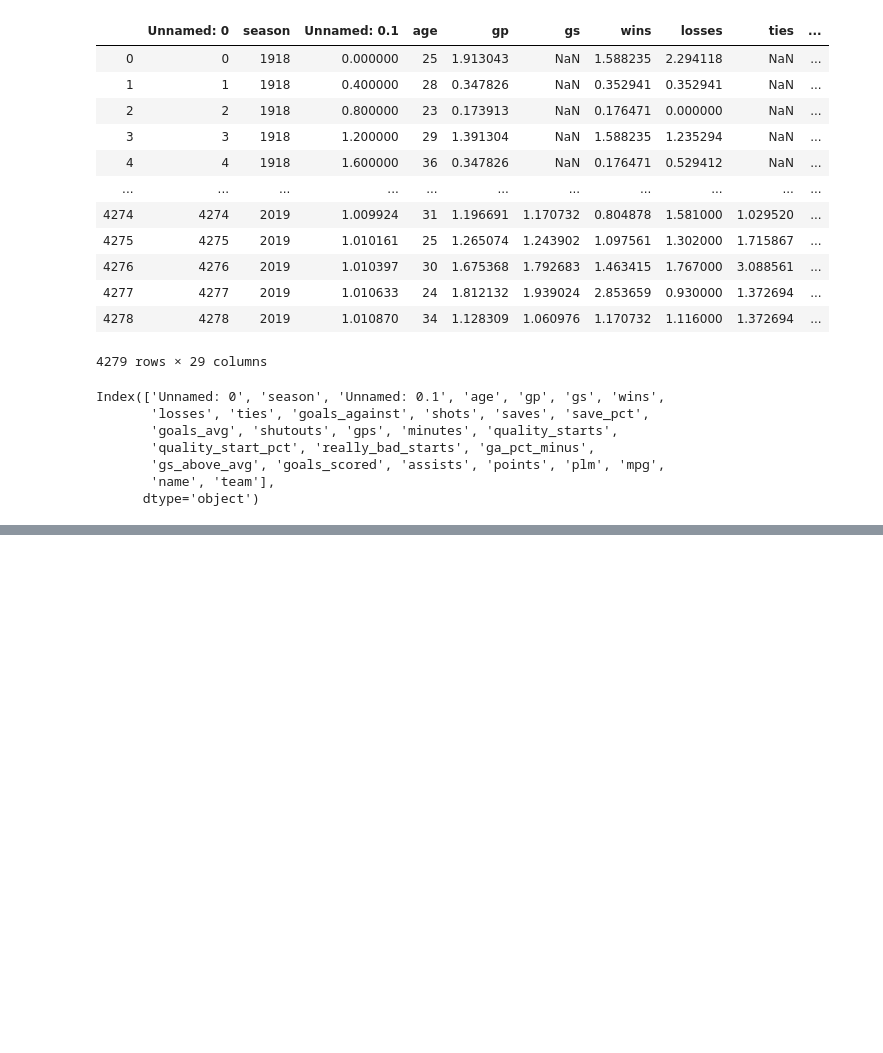
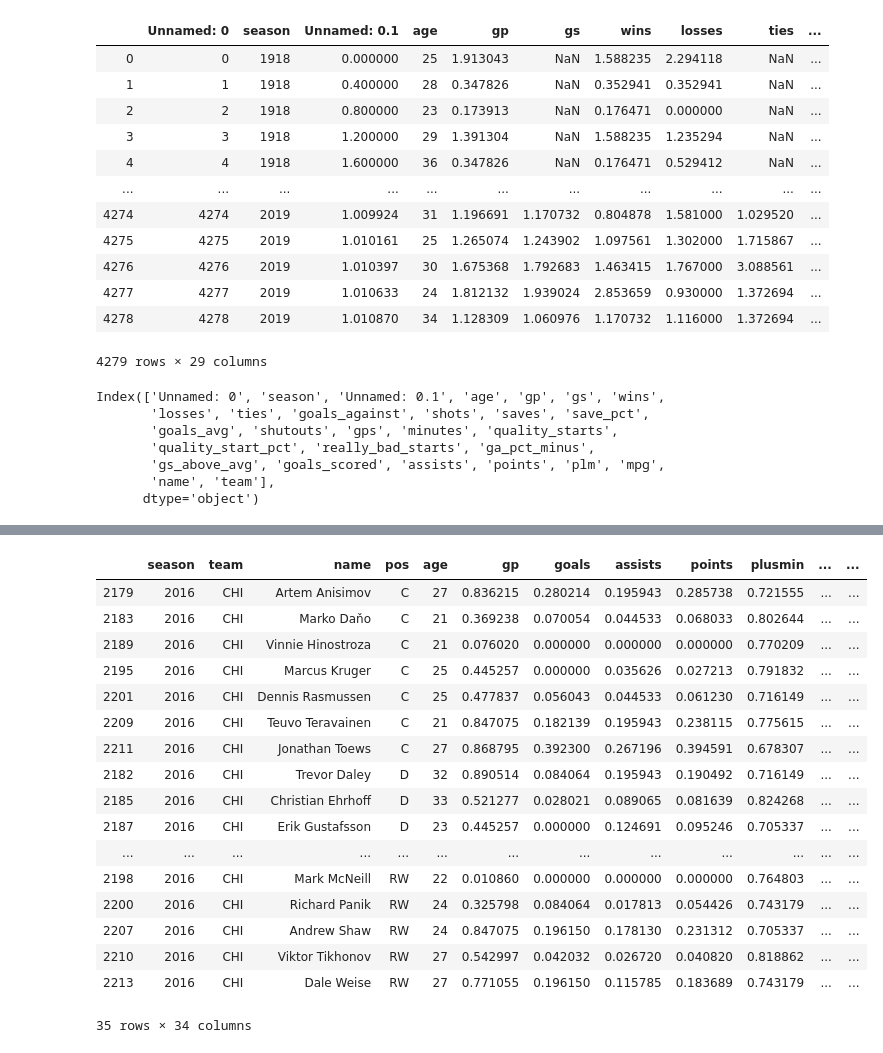
Before and after one commit to ArielJosephCohen/nhl_nba_teammate_effects, a Jupyter notebook: EDA.ipynb, the cells around one changed output, grey strips where cells are left out. Drawn from its saved outputs; the diff is of its cells as text; code cells hidden in the pictures; blank space fills up the shorter version.

```diff
--- a/EDA.ipynb
+++ b/EDA.ipynb
@@ -818,0 +766,21 @@ team_skaters_all2[(team_skaters_all2.team=='TOT')&(team_skaters_all2.final_mean_
+# %%
+team_skaters2[team_skaters2.season==2016]
+# %% [output]
+|  | season | team | name | pos | age | gp | goals | assists | points | plusmin | ... | ... |
+| 2179 | 2016 | CHI | Artem Anisimov | C | 27 | 0.836215 | 0.280214 | 0.195943 | 0.285738 | 0.721555 | ... | ... |
+| 2183 | 2016 | CHI | Marko Daňo | C | 21 | 0.369238 | 0.070054 | 0.044533 | 0.068033 | 0.802644 | ... | ... |
+| 2189 | 2016 | CHI | Vinnie Hinostroza | C | 21 | 0.076020 | 0.000000 | 0.000000 | 0.000000 | 0.770209 | ... | ... |
+| 2195 | 2016 | CHI | Marcus Kruger | C | 25 | 0.445257 | 0.000000 | 0.035626 | 0.027213 | 0.791832 | ... | ... |
+| 2201 | 2016 | CHI | Dennis Rasmussen | C | 25 | 0.477837 | 0.056043 | 0.044533 | 0.061230 | 0.716149 | ... | ... |
+| 2209 | 2016 | CHI | Teuvo Teravainen | C | 21 | 0.847075 | 0.182139 | 0.195943 | 0.238115 | 0.775615 | ... | ... |
+| 2211 | 2016 | CHI | Jonathan Toews | C | 27 | 0.868795 | 0.392300 | 0.267196 | 0.394591 | 0.678307 | ... | ... |
+| 2182 | 2016 | CHI | Trevor Daley | D | 32 | 0.890514 | 0.084064 | 0.195943 | 0.190492 | 0.716149 | ... | ... |
+| 2185 | 2016 | CHI | Christian Ehrhoff | D | 33 | 0.521277 | 0.028021 | 0.089065 | 0.081639 | 0.824268 | ... | ... |
+| 2187 | 2016 | CHI | Erik Gustafsson | D | 23 | 0.445257 | 0.000000 | 0.124691 | 0.095246 | 0.705337 | ... | ... |
+| ... | ... | ... | ... | ... | ... | ... | ... | ... | ... | ... | ... | ... |
+| 2198 | 2016 | CHI | Mark McNeill | RW | 22 | 0.010860 | 0.000000 | 0.000000 | 0.000000 | 0.764803 | ... | ... |
+| 2200 | 2016 | CHI | Richard Panik | RW | 24 | 0.325798 | 0.084064 | 0.017813 | 0.054426 | 0.743179 | ... | ... |
+| 2207 | 2016 | CHI | Andrew Shaw | RW | 24 | 0.847075 | 0.196150 | 0.178130 | 0.231312 | 0.705337 | ... | ... |
+| 2210 | 2016 | CHI | Viktor Tikhonov | RW | 27 | 0.542997 | 0.042032 | 0.026720 | 0.040820 | 0.818862 | ... | ... |
+| 2213 | 2016 | CHI | Dale Weise | RW | 27 | 0.771055 | 0.196150 | 0.115785 | 0.183689 | 0.743179 | ... | ... |
+35 rows × 34 columns
```
Also changed, not shown: parts of 32 cells of this notebook, 9 other files.
